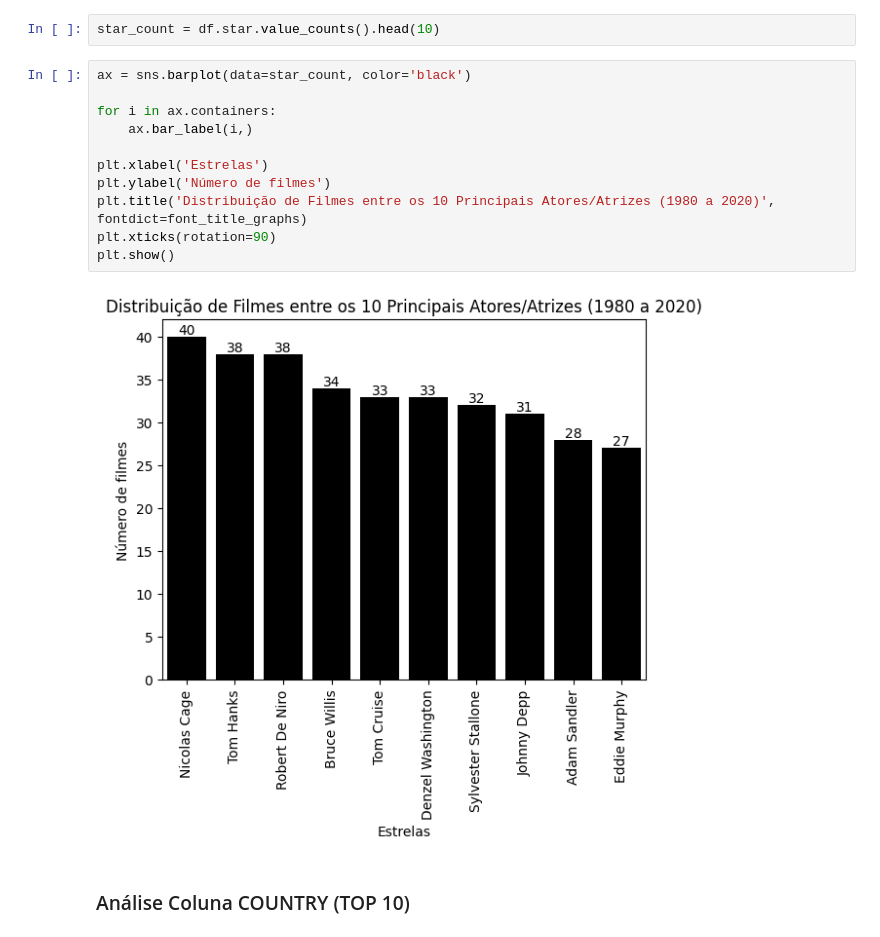
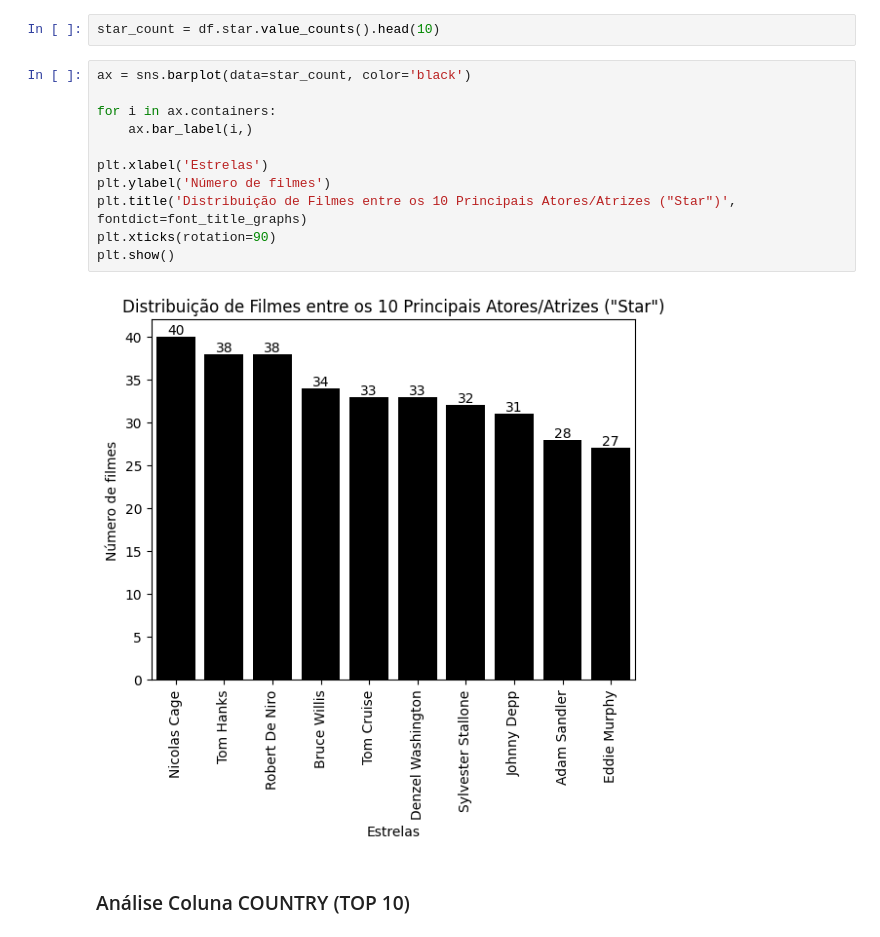
Before and after one commit to guicns/movie-industry-analysis, a Jupyter notebook: 2. Análise Python/movies_python_analysis.ipynb, the cells around one changed output. Saved outputs shown, nothing was run; the diff lists cells and outputs as text.

```diff
--- a/2. Análise Python/movies_python_analysis.ipynb
+++ b/2. Análise Python/movies_python_analysis.ipynb
@@ -170,16 +170,16 @@ star_count = df.star.value_counts().head(10)
 # %%
 ax = sns.barplot(data=star_count, color='black')
 
 for i in ax.containers:
     ax.bar_label(i,)
 
 plt.xlabel('Estrelas')
 plt.ylabel('Número de filmes')
-plt.title('Distribuição de Filmes entre os 10 Principais Atores/Atrizes (1980 a 2020)', fontdict=font_title_graphs)
+plt.title('Distribuição de Filmes entre os 10 Principais Atores/Atrizes ("Star")', fontdict=font_title_graphs)
 plt.xticks(rotation=90)
 plt.show()
 # %% [output]
-[figure, old version]
+[figure, new version]
 # %% [markdown]
 ### Análise Coluna COUNTRY (TOP 10)
 # %%
```
Also changed, not shown: parts of 15 cells of this notebook.
